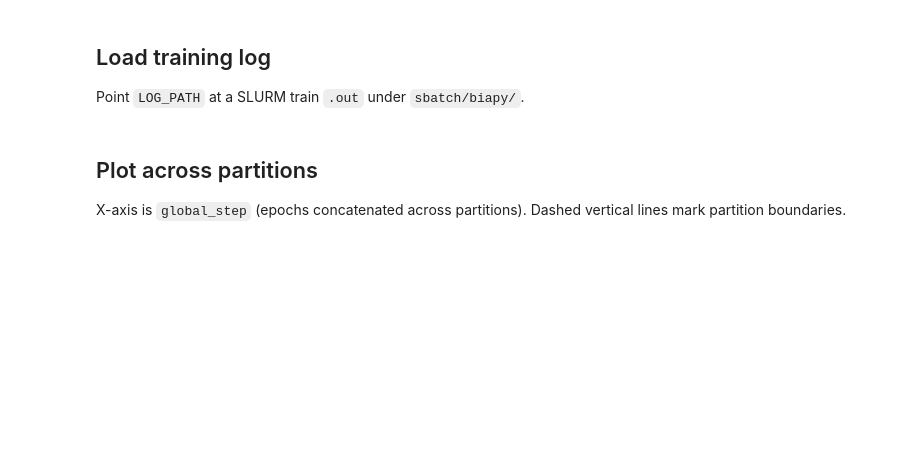
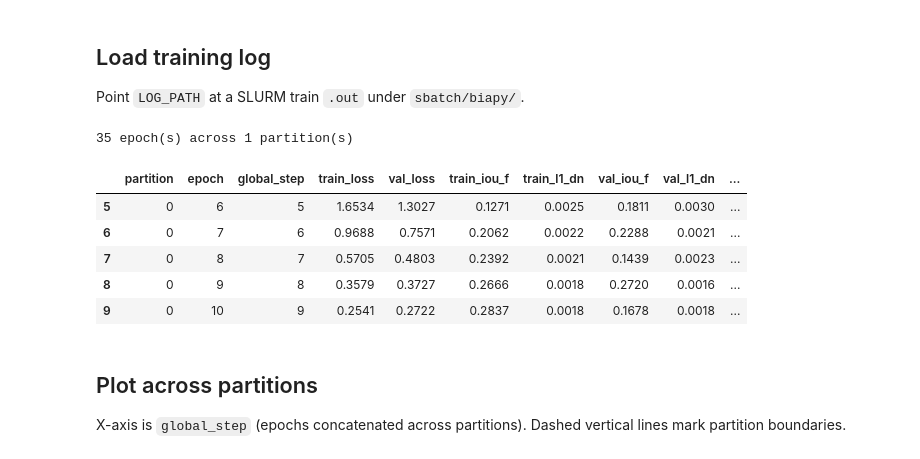
Before and after one commit to NovaBro/neuroinfo_fruitfly, a Jupyter notebook: ipynb/training_log_tracker.ipynb, the cells around one changed output. Cells and saved outputs as stored; diff of their text form; code cells hidden in the pictures; blank space fills up the shorter version.

```diff
--- a/ipynb/training_log_tracker.ipynb
+++ b/ipynb/training_log_tracker.ipynb
@@ -45,3 +65,42 @@ df.head()
+# %%
+LOG_PATH = Path(
+    # Double Channel
+    # # F C
+    # "sbatch/biapy/biapy-channel-scale-zarr-seunet-FC-train-16238524.out"
+    # # F D -- Failed
+    # # "sbatch/biapy/biapy-channel-scale-zarr-seunet-FD-train-16238426.out"
+    # # F Db
+    # "sbatch/biapy/biapy-channel-scale-zarr-seunet-FDb-train-16217312.out" #r0
+    # "sbatch/biapy/biapy-channel-scale-zarr-seunet-FDb-train-16451089.out" #r1
+    # "sbatch/biapy/biapy-channel-scale-zarr-seunet-FDb-r2-train-16465352.out" #r2
+    # # F Dc
+    # "sbatch/biapy/biapy-channel-scale-zarr-seunet-FDc-train-16172361.out"
+    # # F Dn
+    # "sbatch/biapy/biapy-channel-scale-zarr-seunet-FDn-train-16211106.out"
+    # # F P
+    # "sbatch/biapy/biapy-channel-scale-zarr-seunet-FP-train-16172365.out"
+
+    # Multi Channel
+    "sbatch/biapy/biapy-channel-scale-zarr-seunet-train-16410919.out"
+
+)
+
+df = consolidate_training_log(LOG_PATH)
+print(
+    f"{len(df)} epoch(s) across "
+    f"{df['partition'].nunique() if not df.empty else 0} partition(s)"
+)
+df = df[df['global_step'] >= 5]
+# df = df[df['partition'] != 0]
+df.head()
+# %% [output]
+35 epoch(s) across 1 partition(s)
+|  | partition | epoch | global_step | train_loss | val_loss | train_iou_f | train_l1_dn | val_iou_f | val_l1_dn | ... |
+| 5 | 0 | 6 | 5 | 1.6534 | 1.3027 | 0.1271 | 0.0025 | 0.1811 | 0.0030 | ... |
+| 6 | 0 | 7 | 6 | 0.9688 | 0.7571 | 0.2062 | 0.0022 | 0.2288 | 0.0021 | ... |
+| 7 | 0 | 8 | 7 | 0.5705 | 0.4803 | 0.2392 | 0.0021 | 0.1439 | 0.0023 | ... |
+| 8 | 0 | 9 | 8 | 0.3579 | 0.3727 | 0.2666 | 0.0018 | 0.2720 | 0.0016 | ... |
+| 9 | 0 | 10 | 9 | 0.2541 | 0.2722 | 0.2837 | 0.0018 | 0.1678 | 0.0018 | ... |
 # %% [markdown]
 ## Plot across partitions
 
```
Also changed, not shown: parts of 9 cells of this notebook, 12 other files.
